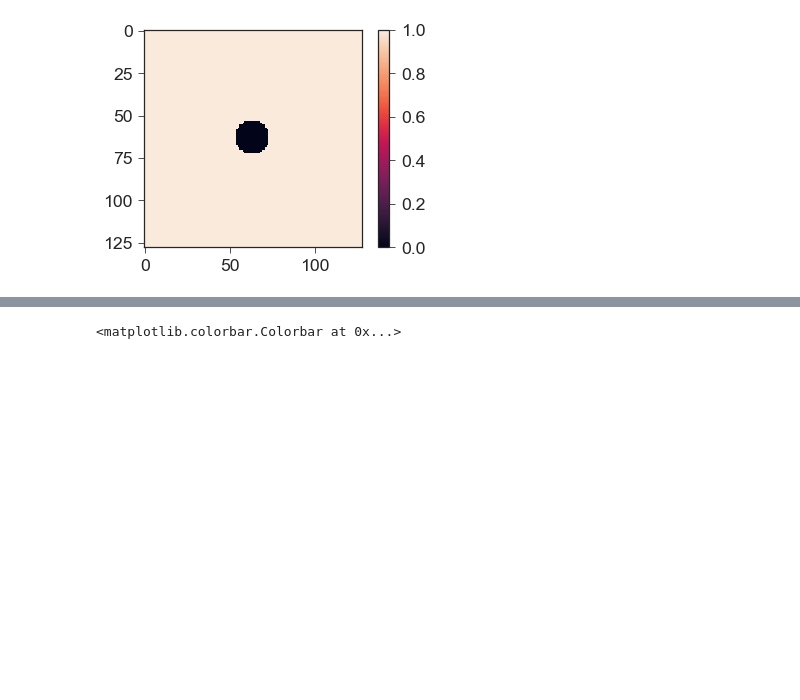
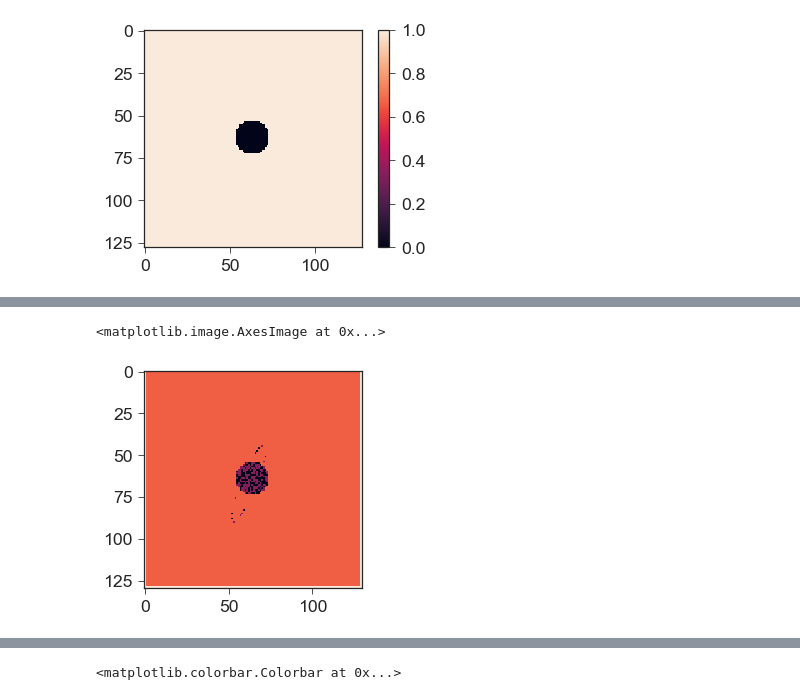
Before and after one commit to btweinstein/LB_colony_growth, a Jupyter notebook: 2018_04_23_mako_opencl_2d.ipynb, the cells around one changed output, grey strips where cells are left out. Drawn from its saved outputs; the diff is of its cells as text; code cells hidden in the pictures; blank space fills up the shorter version.

```diff
--- a/2018_04_23_mako_opencl_2d.ipynb
+++ b/2018_04_23_mako_opencl_2d.ipynb
@@ -156,3 +175,8 @@ dla_colony.run(1)
 
 # plt.imshow(dla_colony.f_streamed.get()[nx/2-15:nx/2 + 20, ny/2-15:ny/2+15, f_num], interpolation=None)
 # plt.colorbar()
+# %%
+plt.imshow(dla_colony.bc_map_streamed.get())
+# %% [output]
+<matplotlib.image.AxesImage at 0x...>
+[figure, added]
```
Also changed, not shown: parts of 21 cells of this notebook, 2 other files.
